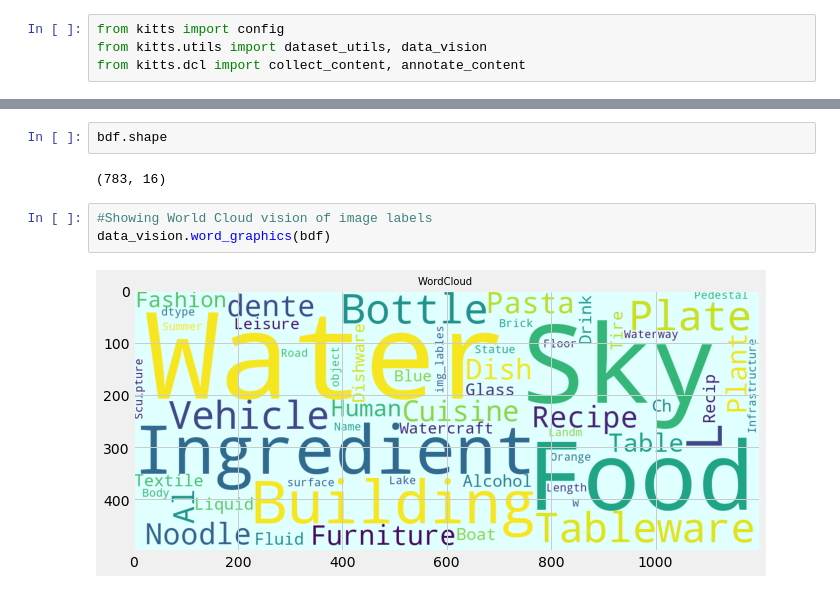
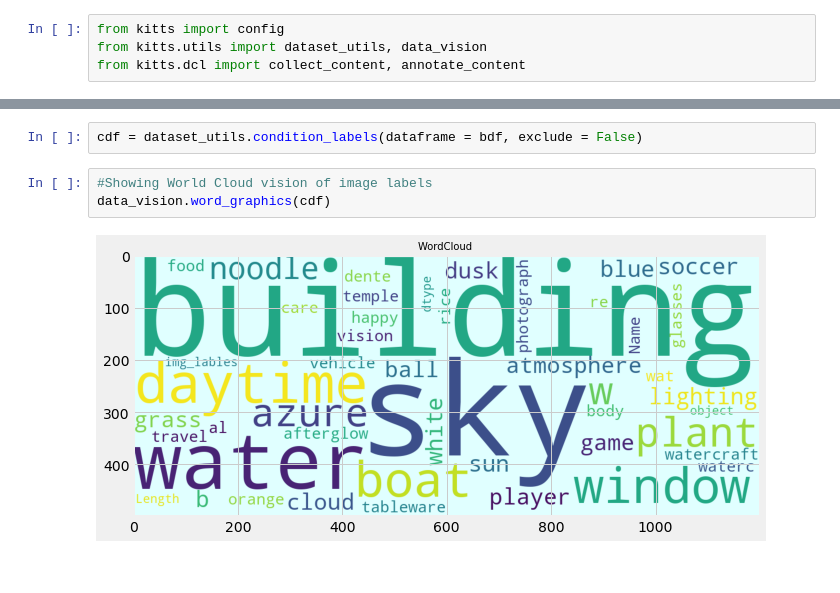
Before and after one commit to nisargkush/kitts, a Jupyter notebook: notebooks/Data Exploration.ipynb, the cells around one changed output, grey strips where cells are left out. Drawn from its saved outputs; the diff is of its cells as text.

```diff
--- a/notebooks/Data Exploration.ipynb
+++ b/notebooks/Data Exploration.ipynb
@@ -32,12 +10,10 @@ Combined 13 files into one dataframe
-# %%
-bdf.shape
-# %% [output]
-(783, 16)
+# %%
+cdf = dataset_utils.condition_labels(dataframe = bdf, exclude = False)
 # %%
 #Showing World Cloud vision of image labels
-data_vision.word_graphics(bdf)
+data_vision.word_graphics(cdf)
 # %% [output]
-[figure, old version]
+[figure, new version]
 # %%
 #Showing top 50 words in image labels based on frequency
 data_vision.word_distribution(bdf)
```
Also changed, not shown: parts of 8 cells of this notebook, 3 other files.
